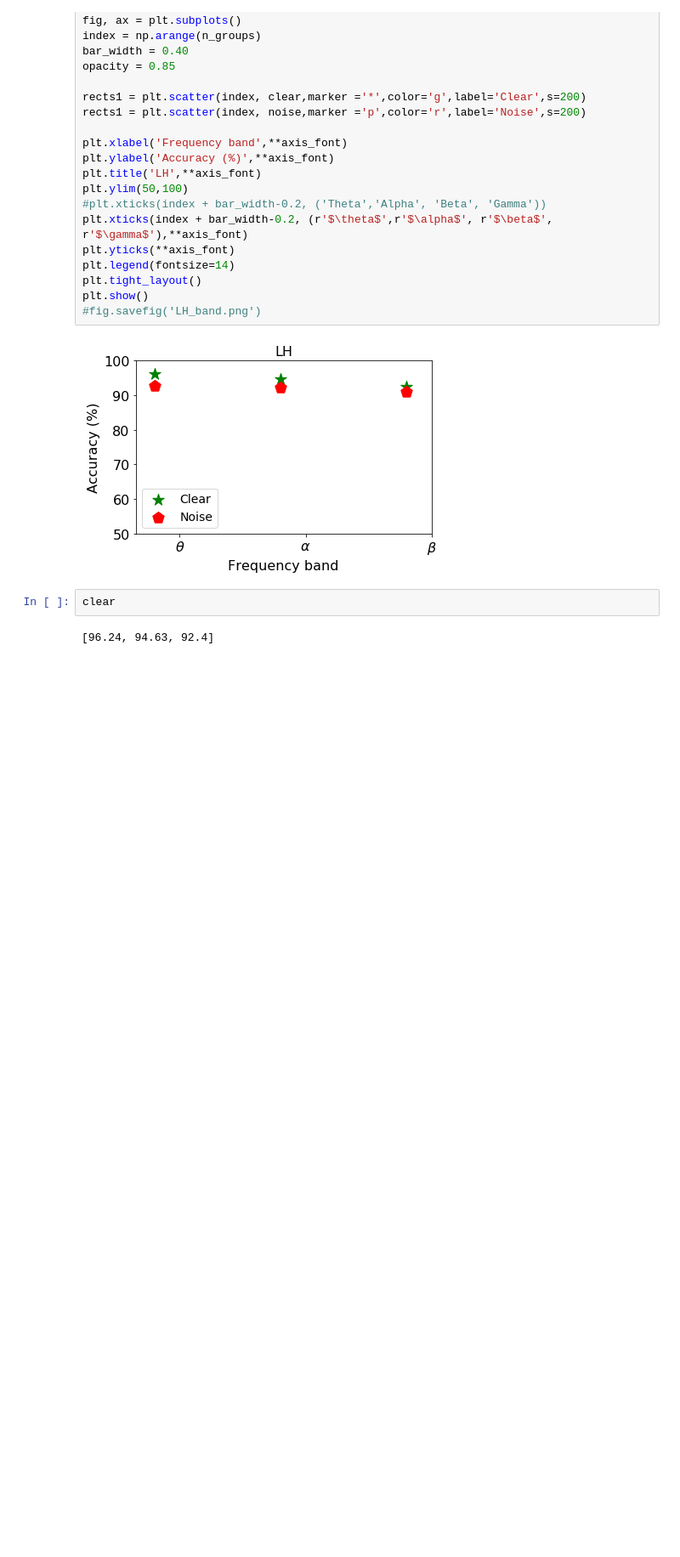
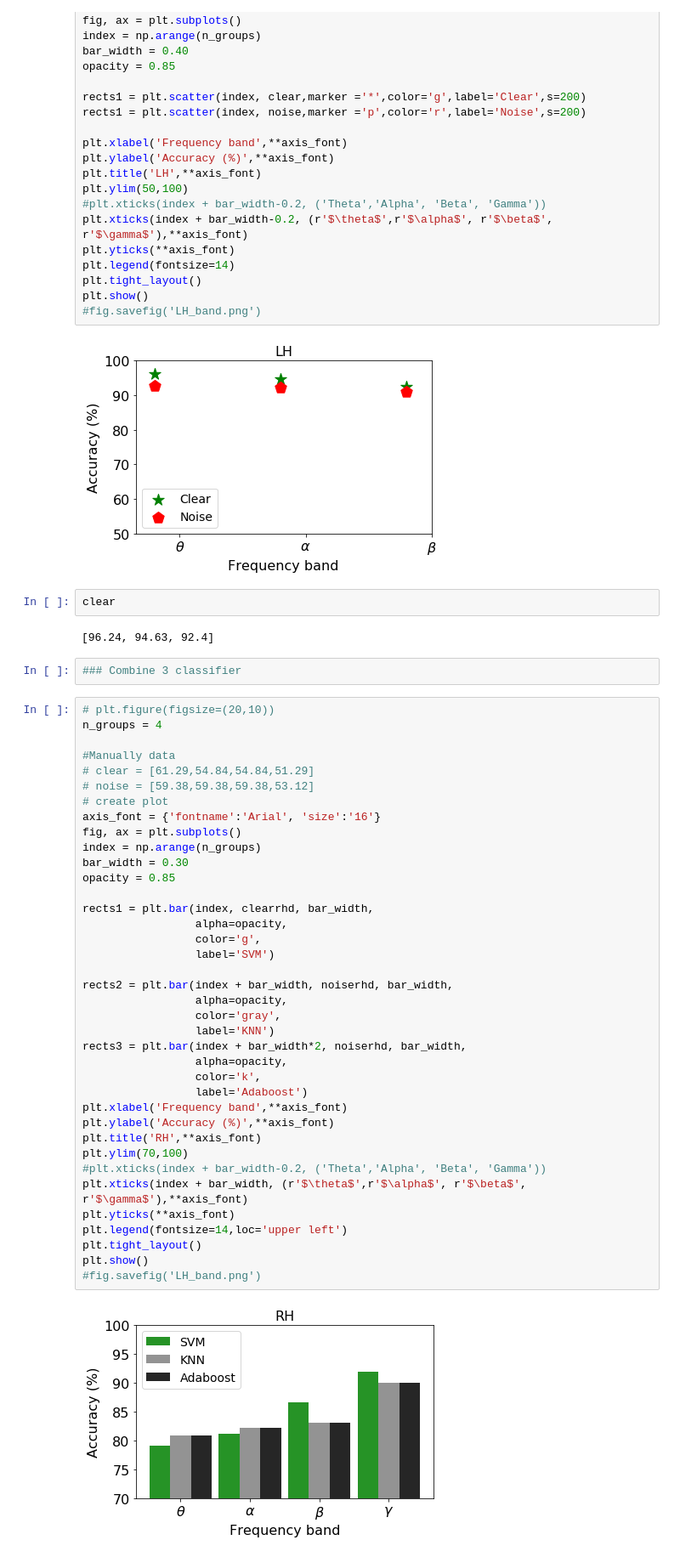
Before and after one commit to msultanmahmud/EEG_Analysis, a Jupyter notebook: Source_level_frequency_analysis/Summary_Bar_scatter_Plot_Spectral_bands_ok_report.ipynb, the cells around one changed output. Shown at 85% size. Cells and saved outputs as stored; diff of their text form; blank space fills up the shorter version.

```diff
--- a/Source_level_frequency_analysis/Summary_Bar_scatter_Plot_Spectral_bands_ok_report.ipynb
+++ b/Source_level_frequency_analysis/Summary_Bar_scatter_Plot_Spectral_bands_ok_report.ipynb
@@ -250,3 +250,45 @@ plt.show()
 clear
 # %% [output]
 [96.24, 94.63, 92.4]
+# %%
+### Combine 3 classifier
+# %%
+# plt.figure(figsize=(20,10))
+n_groups = 4
+
+#Manually data
+# clear = [61.29,54.84,54.84,51.29]
+# noise = [59.38,59.38,59.38,53.12]
+# create plot
+axis_font = {'fontname':'Arial', 'size':'16'}
+fig, ax = plt.subplots()
+index = np.arange(n_groups)
+bar_width = 0.30
+opacity = 0.85
+
+rects1 = plt.bar(index, clearrhd, bar_width,
+                 alpha=opacity,
+                 color='g',
+                 label='SVM')
+
+rects2 = plt.bar(index + bar_width, noiserhd, bar_width,
+                 alpha=opacity,
+                 color='gray',
+                 label='KNN')
+rects3 = plt.bar(index + bar_width*2, noiserhd, bar_width,
+                 alpha=opacity,
+                 color='k',
+                 label='Adaboost')
+plt.xlabel('Frequency band',**axis_font)
+plt.ylabel('Accuracy (%)',**axis_font)
+plt.title('RH',**axis_font)
+plt.ylim(70,100)
+#plt.xticks(index + bar_width-0.2, ('Theta','Alpha', 'Beta', 'Gamma'))
+plt.xticks(index + bar_width, (r'$\theta$',r'$\alpha$', r'$\beta$', r'$\gamma$'),**axis_font)
+plt.yticks(**axis_font)
+plt.legend(fontsize=14,loc='upper left')
+plt.tight_layout()
+plt.show()
+#fig.savefig('LH_band.png')
+# %% [output]
+[figure, added]
```
Also changed, not shown: 4 other files.
